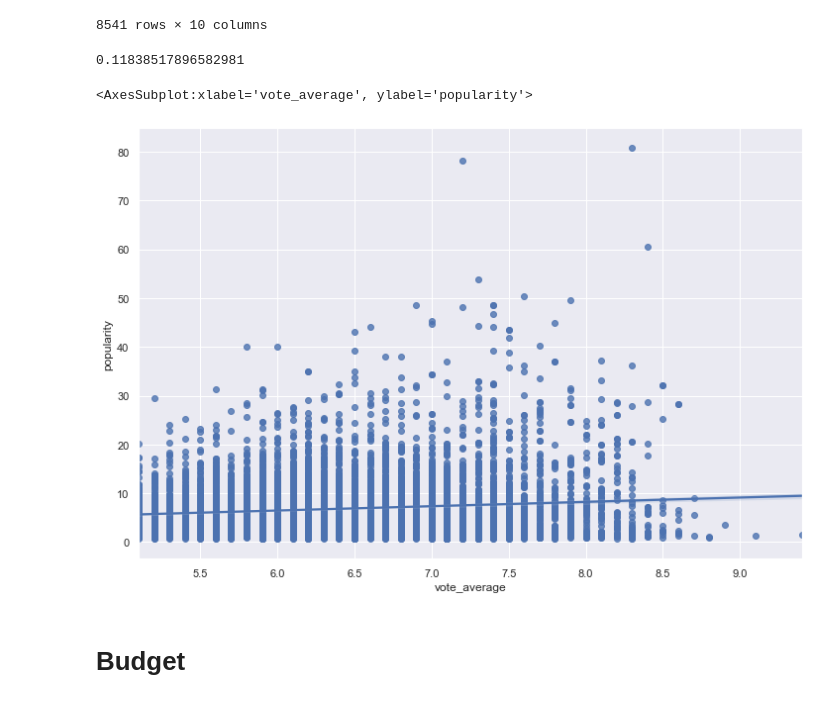
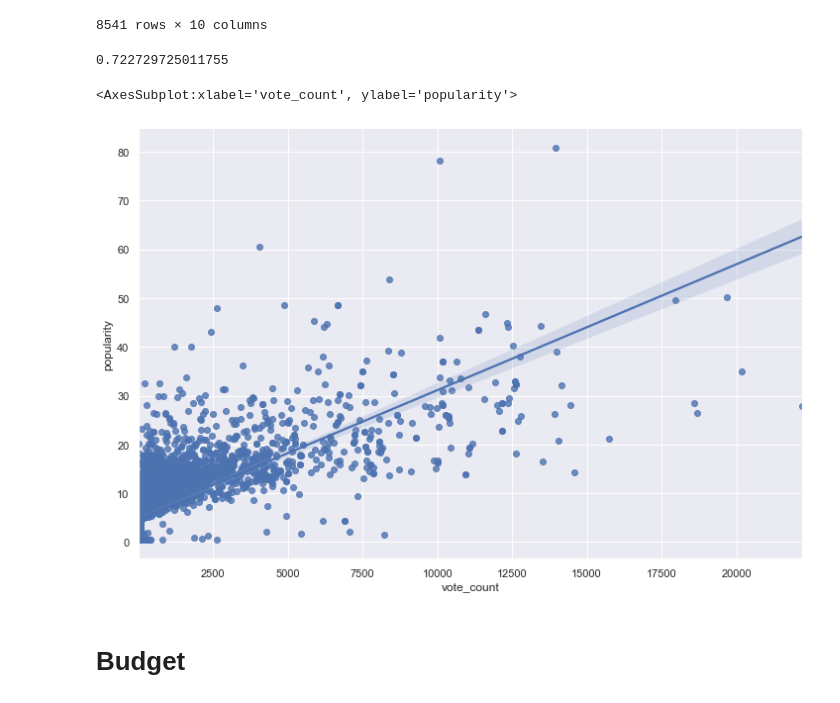
Before and after one commit to JulianHe1991/Flatiron_Project1_Microsoft, a Jupyter notebook: Movie Project .ipynb, the cells around one changed output. Saved outputs shown, nothing was run; the diff lists cells and outputs as text; code cells hidden in the pictures.

```diff
--- a/Movie Project .ipynb
+++ b/Movie Project .ipynb
@@ -425,15 +490,15 @@ df_tmdb
 | 17943 | 17943 | [12, 27] | 397981 | en | Beyond the Gates | 6.018 | 2016-06-02 | Beyond the Gates | ... |
 8541 rows × 10 columns
 # %%
-print(df_tmdb['vote_average'].corr(df_tmdb['popularity']))
+print(df_tmdb['vote_count'].corr(df_tmdb['popularity']))
 # %% [output]
-0.11838517896582981
+0.722729725011755
 # %%
 sns.set(rc= {"figure.figsize": (12,8)})
-sns.regplot(x=df_tmdb['vote_average'], y=df_tmdb['popularity'])
+sns.regplot(x=df_tmdb['vote_count'], y=df_tmdb['popularity'])
 # %% [output]
-<AxesSubplot:xlabel='vote_average', ylabel='popularity'>
+<AxesSubplot:xlabel='vote_count', ylabel='popularity'>
-[figure, old version]
+[figure, new version]
 # %% [markdown]
 # Budget
 # %%
```
Also changed, not shown: parts of 43 cells of this notebook, 4 other files.
